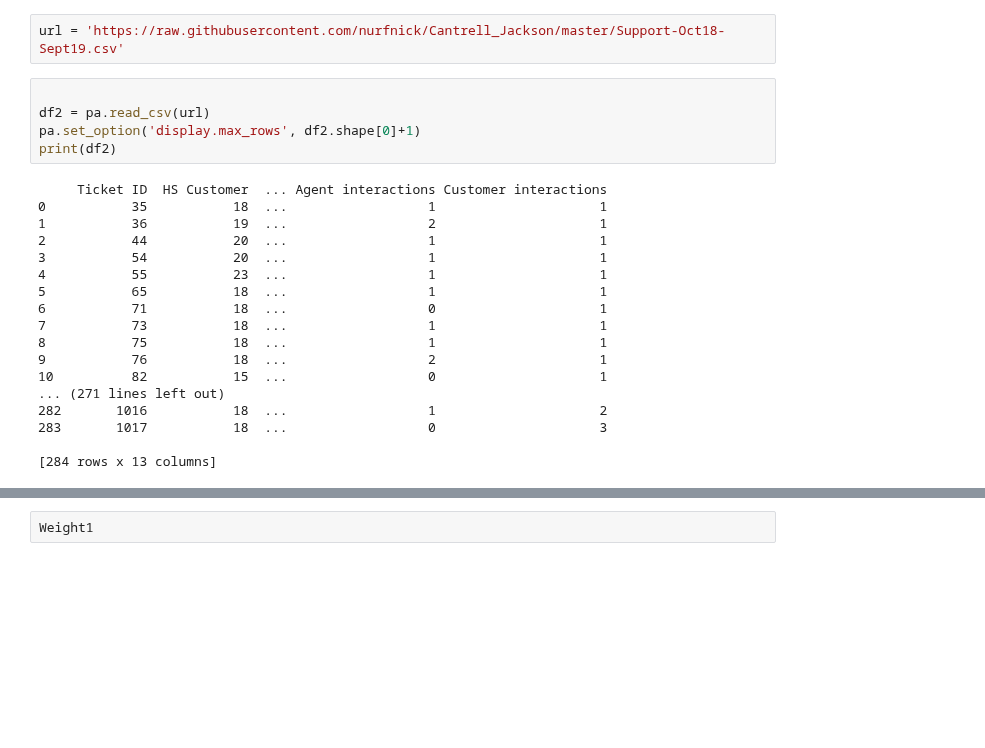
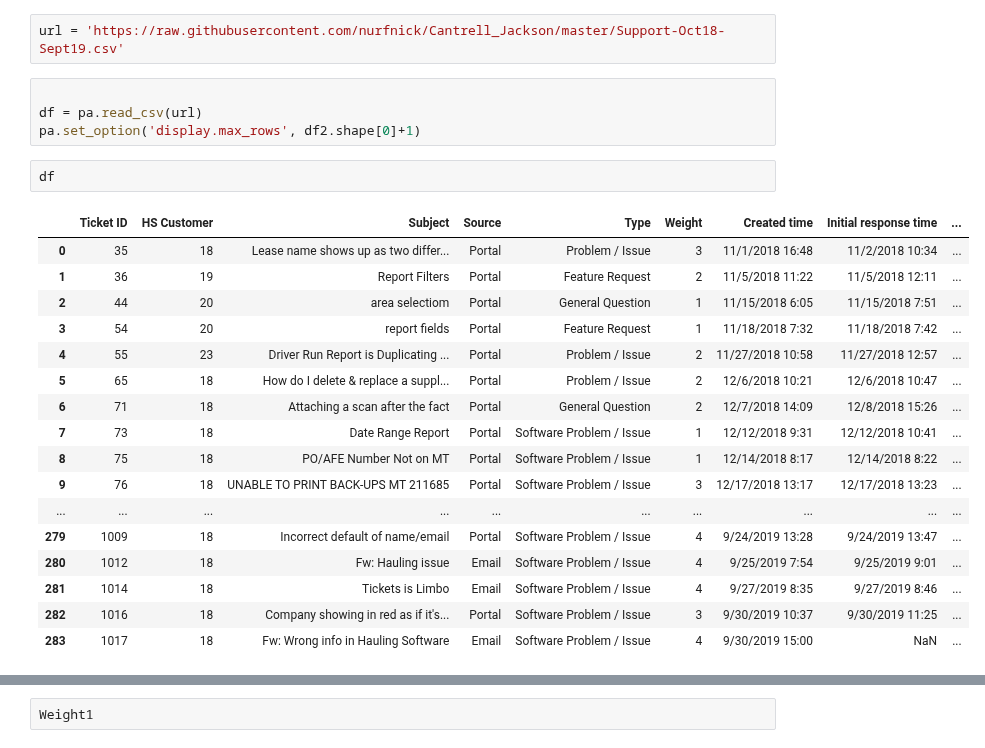
Before and after one commit to nurfnick/Cantrell_Jackson, a Jupyter notebook: jacob_project.ipynb, the cells around one changed output, grey strips where cells are left out. Saved outputs shown, nothing was run; the diff lists cells and outputs as text; blank space fills up the shorter version.

```diff
--- a/jacob_project.ipynb
+++ b/jacob_project.ipynb
@@ -7,24 +7,25 @@ import numpy as np
 url = 'https://raw.githubusercontent.com/nurfnick/Cantrell_Jackson/master/Support-Oct18-Sept19.csv'
 # %%
 
-df2 = pa.read_csv(url)
+df = pa.read_csv(url)
 pa.set_option('display.max_rows', df2.shape[0]+1)
-print(df2)
-# %% [output]
-     Ticket ID  HS Customer  ... Agent interactions Customer interactions
-0           35           18  ...                  1                     1
-1           36           19  ...                  2                     1
-2           44           20  ...                  1                     1
-3           54           20  ...                  1                     1
-4           55           23  ...                  1                     1
-5           65           18  ...                  1                     1
-6           71           18  ...                  0                     1
-7           73           18  ...                  1                     1
-8           75           18  ...                  1                     1
-9           76           18  ...                  2                     1
-10          82           15  ...                  0                     1
-... (271 lines left out)
-282       1016           18  ...                  1                     2
-283       1017           18  ...                  0                     3
-
-[284 rows x 13 columns]
+# %%
+df
+# %% [output]
+|  | Ticket ID | HS Customer | Subject | Source | Type | Weight | Created time | Initial response time | ... |
+| 0 | 35 | 18 | Lease name shows up as two differ... | Portal | Problem / Issue | 3 | 11/1/2018 16:48 | 11/2/2018 10:34 | ... |
+| 1 | 36 | 19 | Report Filters | Portal | Feature Request | 2 | 11/5/2018 11:22 | 11/5/2018 12:11 | ... |
+| 2 | 44 | 20 | area selectiom | Portal | General Question | 1 | 11/15/2018 6:05 | 11/15/2018 7:51 | ... |
+| 3 | 54 | 20 | report fields | Portal | Feature Request | 1 | 11/18/2018 7:32 | 11/18/2018 7:42 | ... |
+| 4 | 55 | 23 | Driver Run Report is Duplicating ... | Portal | Problem / Issue | 2 | 11/27/2018 10:58 | 11/27/2018 12:57 | ... |
+| 5 | 65 | 18 | How do I delete & replace a suppl... | Portal | Problem / Issue | 2 | 12/6/2018 10:21 | 12/6/2018 10:47 | ... |
+| 6 | 71 | 18 | Attaching a scan after the fact | Portal | General Question | 2 | 12/7/2018 14:09 | 12/8/2018 15:26 | ... |
+| 7 | 73 | 18 | Date Range Report | Portal | Software Problem / Issue | 1 | 12/12/2018 9:31 | 12/12/2018 10:41 | ... |
+| 8 | 75 | 18 | PO/AFE Number Not on MT | Portal | Software Problem / Issue | 1 | 12/14/2018 8:17 | 12/14/2018 8:22 | ... |
+| 9 | 76 | 18 | UNABLE TO PRINT BACK-UPS MT 211685 | Portal | Software Problem / Issue | 3 | 12/17/2018 13:17 | 12/17/2018 13:23 | ... |
+| ... | ... | ... | ... | ... | ... | ... | ... | ... | ... |
+| 279 | 1009 | 18 | Incorrect default of name/email | Portal | Software Problem / Issue | 4 | 9/24/2019 13:28 | 9/24/2019 13:47 | ... |
+| 280 | 1012 | 18 | Fw: Hauling issue | Email | Software Problem / Issue | 4 | 9/25/2019 7:54 | 9/25/2019 9:01 | ... |
+| 281 | 1014 | 18 | Tickets is Limbo | Email | Software Problem / Issue | 4 | 9/27/2019 8:35 | 9/27/2019 8:46 | ... |
+| 282 | 1016 | 18 | Company showing in red as if it's... | Portal | Software Problem / Issue | 3 | 9/30/2019 10:37 | 9/30/2019 11:25 | ... |
+| 283 | 1017 | 18 | Fw: Wrong info in Hauling Software | Email | Software Problem / Issue | 4 | 9/30/2019 15:00 | NaN | ... |
```
Also changed, not shown: parts of 13 cells of this notebook.
